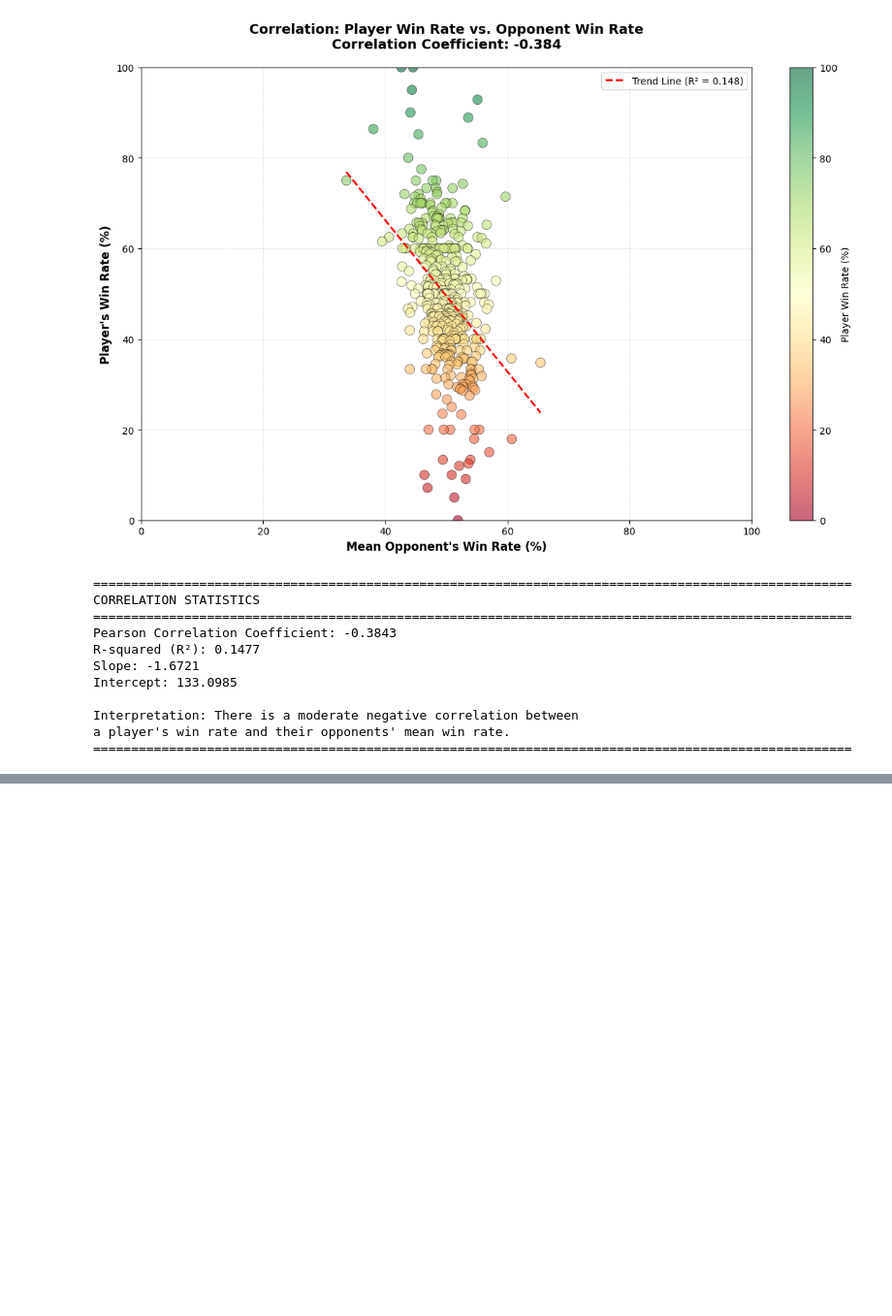
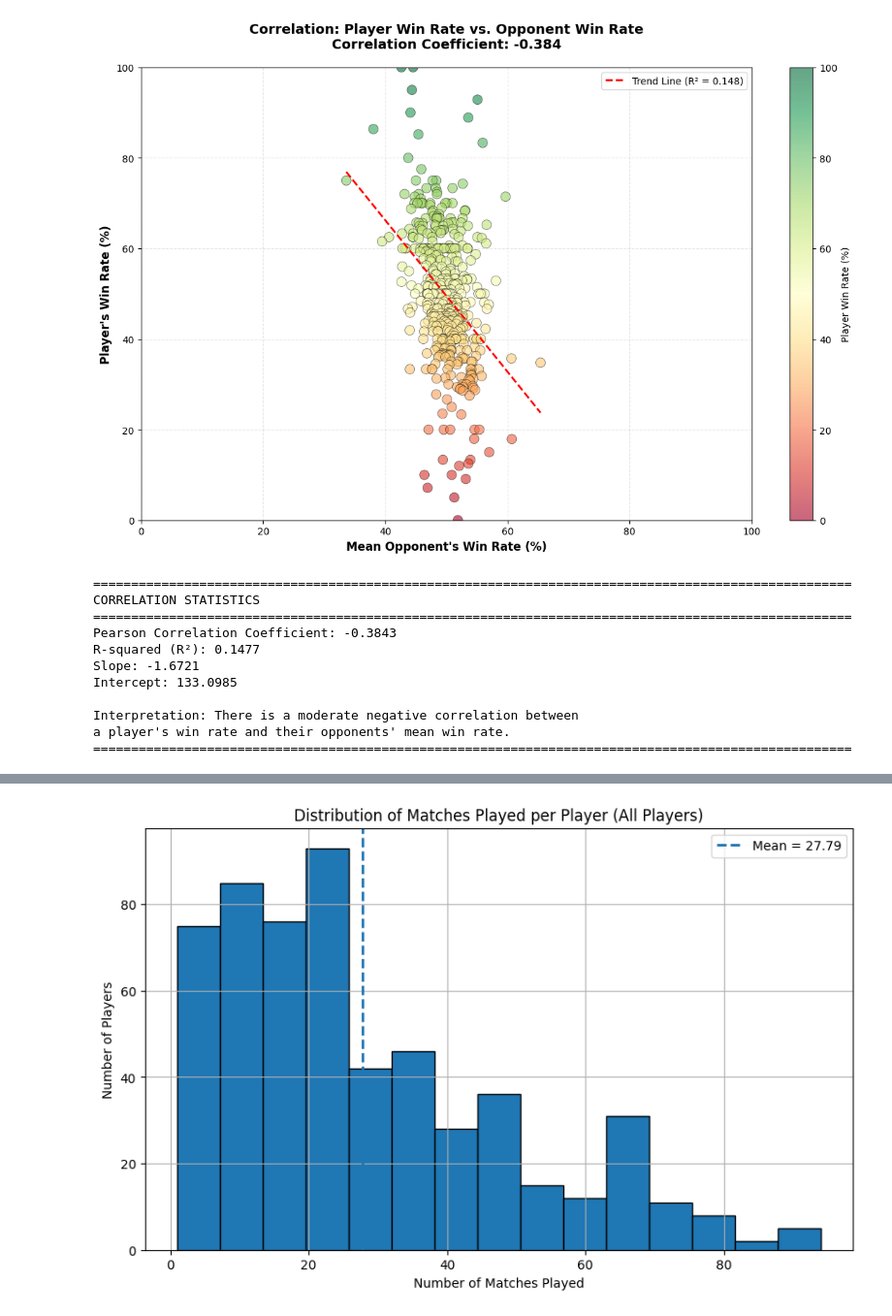
Before and after one commit to nap881/Table-Tennis-Data, a Jupyter notebook: ttdata.ipynb, the cells around one changed output, grey strips where cells are left out. Shown at 97% size. Drawn from its saved outputs; the diff is of its cells as text; code cells hidden in the pictures; blank space fills up the shorter version.

```diff
--- a/ttdata.ipynb
+++ b/ttdata.ipynb
@@ -1624,0 +1625,37 @@ weighted avg       0.58      0.58      0.58      1571
+# %%
+# Distribution graph INCLUDING players with <10 matches
+
+import matplotlib.pyplot as plt
+import pandas as pd
+
+# Count matches for ALL players (no filtering)
+all_players = set(df['Player1'].unique()) | set(df['Player2'].unique())
+
+match_counts = []
+
+for player in all_players:
+    total_matches = len(df[(df['Player1'] == player) | (df['Player2'] == player)])
+    match_counts.append(total_matches)
+
+# Convert to DataFrame
+matches_df = pd.DataFrame({'Total Matches': match_counts})
+
+# Plot histogram
+plt.figure(figsize=(10, 6))
+plt.hist(matches_df['Total Matches'], bins=15, edgecolor='black')
+
+# Labels and title
+plt.title('Distribution of Matches Played per Player (All Players)')
+plt.xlabel('Number of Matches Played')
+plt.ylabel('Number of Players')
+
+# Mean line
+mean_matches = matches_df['Total Matches'].mean()
+plt.axvline(mean_matches, linestyle='dashed', linewidth=2, label=f'Mean = {mean_matches:.2f}')
+
+plt.legend()
+plt.grid(True)
+
+plt.show()
+# %% [output]
+[figure, added]
```
Also changed, not shown: parts of 10 cells of this notebook.
